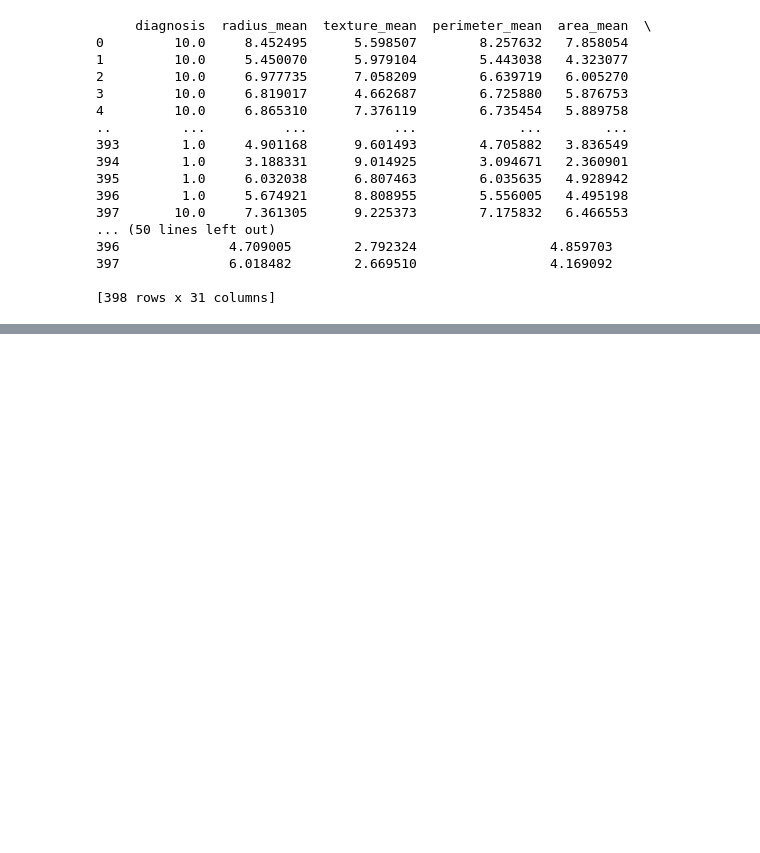
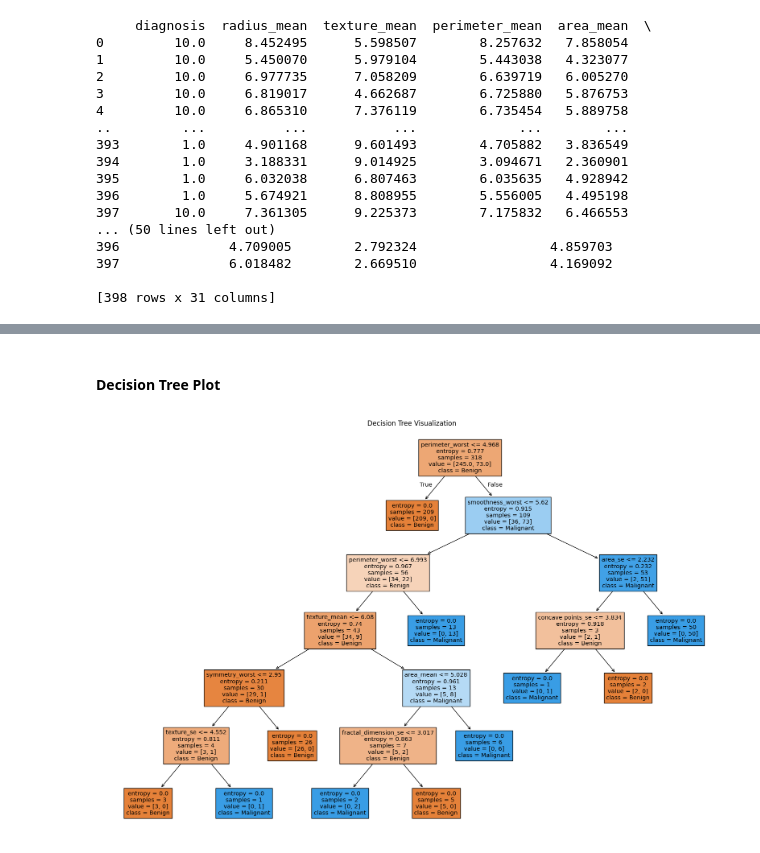
Before and after one commit to youssef-mohamed1809/Type-of-Breast-Cancer-Prediction, a Jupyter notebook: main.ipynb, the cells around one changed output, grey strips where cells are left out. Cells and saved outputs as stored; diff of their text form; code cells hidden in the pictures; blank space fills up the shorter version.

Commit message:
Decision Tree, KNN, Naive Bayes

```diff
--- a/main.ipynb
+++ b/main.ipynb
@@ -377,0 +407,3 @@ if OUTPUT:
+# %%
+X = data.drop(columns=['diagnosis'])
+y = data['diagnosis']
@@ -377,0 +423,12 @@ if OUTPUT:
+# %%
+X_train1, X_test1, y_train1, y_test1 = train_test_split(X, y, test_size=0.2, random_state=42)
+
+dt_model = DecisionTreeClassifier(criterion='entropy', random_state=42)
+dt_model.fit(X_train1, y_train1)
+
+y_pred1 = dt_model.predict(X_test1)
+
+report1 = classification_report(y_test1, y_pred1)
+print("Classification Report:\n", report1)
+accuracy1 = accuracy_score(y_test1, y_pred1)
+print(f"Accuracy: {accuracy1:.2f}")
@@ -377,0 +447,9 @@ if OUTPUT:
+# %% [markdown]
+#### Decision Tree Plot
+# %%
+plt.figure(figsize=(20, 13))
+plot_tree(dt_model, feature_names=X.columns, class_names=['Benign', 'Malignant'], filled=True)
+plt.title("Decision Tree Visualization")
+plt.show()
+# %% [output]
+[figure, added]
```
Also changed, not shown: parts of 26 cells of this notebook.
